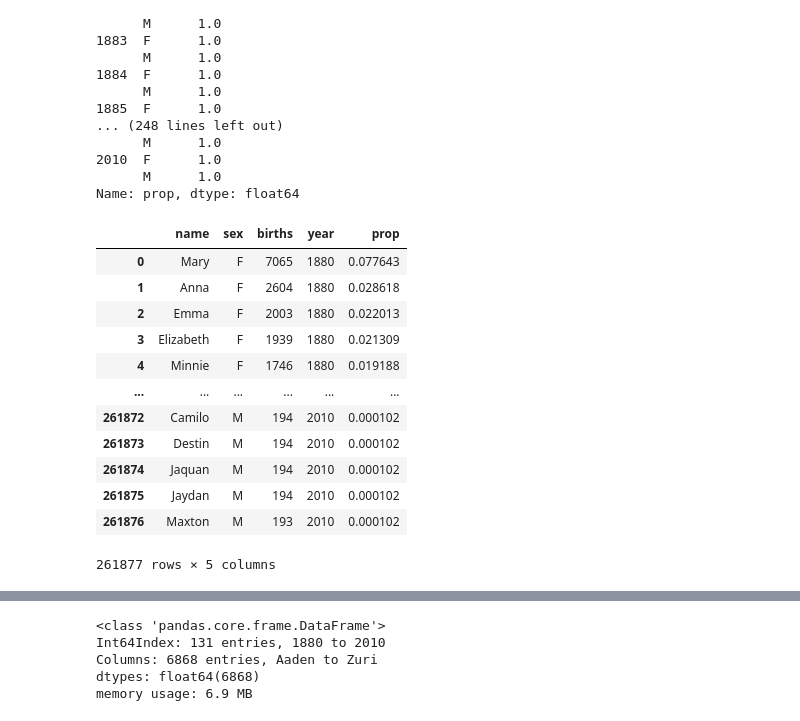
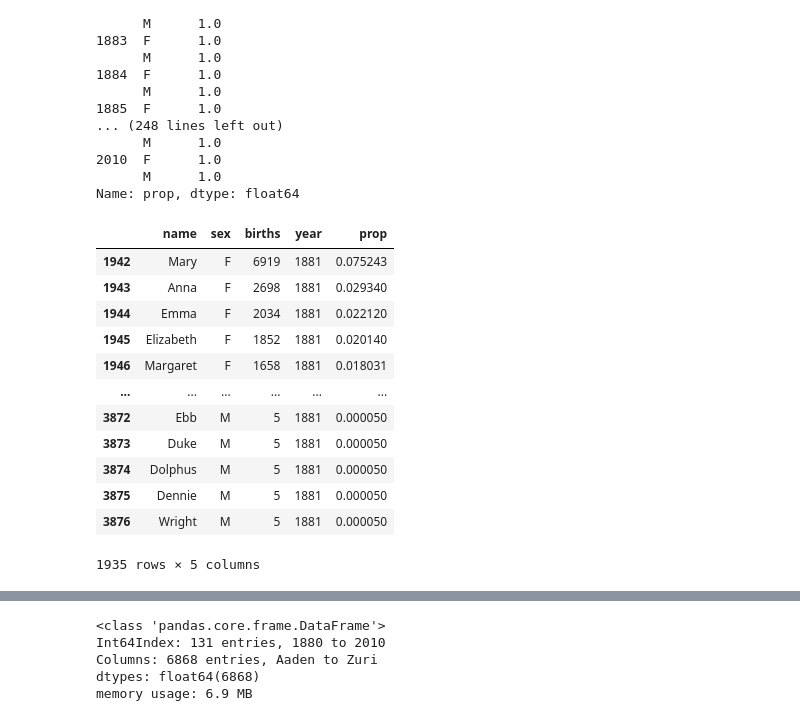
Before and after one commit to JinSuJinSu/jupyter-notebook, a Jupyter notebook: practice for data analyzation.ipynb, the cells around one changed output, grey strips where cells are left out. Drawn from its saved outputs; the diff is of its cells as text; code cells hidden in the pictures.

```diff
--- a/practice for data analyzation.ipynb
+++ b/practice for data analyzation.ipynb
@@ -417,25 +449,25 @@ Name: prop, dtype: float64
 # %%
 def get_top1000(group):
     return group.sort_values(by='births', ascending=False)[:1000]
 grouped = names.groupby(['year', 'sex'])
 top1000 = grouped.apply(get_top1000)
 # Drop the group index, not needed
 top1000.reset_index(inplace=True, drop=True)
-top1000
+top1000[top1000['year']==1881]
 # %% [output]
 |  | name | sex | births | year | prop |
-| 0 | Mary | F | 7065 | 1880 | 0.077643 |
-| 1 | Anna | F | 2604 | 1880 | 0.028618 |
-| 2 | Emma | F | 2003 | 1880 | 0.022013 |
-| 3 | Elizabeth | F | 1939 | 1880 | 0.021309 |
-| 4 | Minnie | F | 1746 | 1880 | 0.019188 |
+| 1942 | Mary | F | 6919 | 1881 | 0.075243 |
+| 1943 | Anna | F | 2698 | 1881 | 0.029340 |
+| 1944 | Emma | F | 2034 | 1881 | 0.022120 |
+| 1945 | Elizabeth | F | 1852 | 1881 | 0.020140 |
+| 1946 | Margaret | F | 1658 | 1881 | 0.018031 |
 | ... | ... | ... | ... | ... | ... |
-| 261872 | Camilo | M | 194 | 2010 | 0.000102 |
-| 261873 | Destin | M | 194 | 2010 | 0.000102 |
-| 261874 | Jaquan | M | 194 | 2010 | 0.000102 |
-| 261875 | Jaydan | M | 194 | 2010 | 0.000102 |
-| 261876 | Maxton | M | 193 | 2010 | 0.000102 |
+| 3872 | Ebb | M | 5 | 1881 | 0.000050 |
+| 3873 | Duke | M | 5 | 1881 | 0.000050 |
+| 3874 | Dolphus | M | 5 | 1881 | 0.000050 |
+| 3875 | Dennie | M | 5 | 1881 | 0.000050 |
+| 3876 | Wright | M | 5 | 1881 | 0.000050 |
-261877 rows × 5 columns
+1935 rows × 5 columns
 # %%
 boys = top1000[top1000.sex == 'M']
 girls = top1000[top1000.sex == 'F']
```
Also changed, not shown: parts of 27 cells of this notebook.
